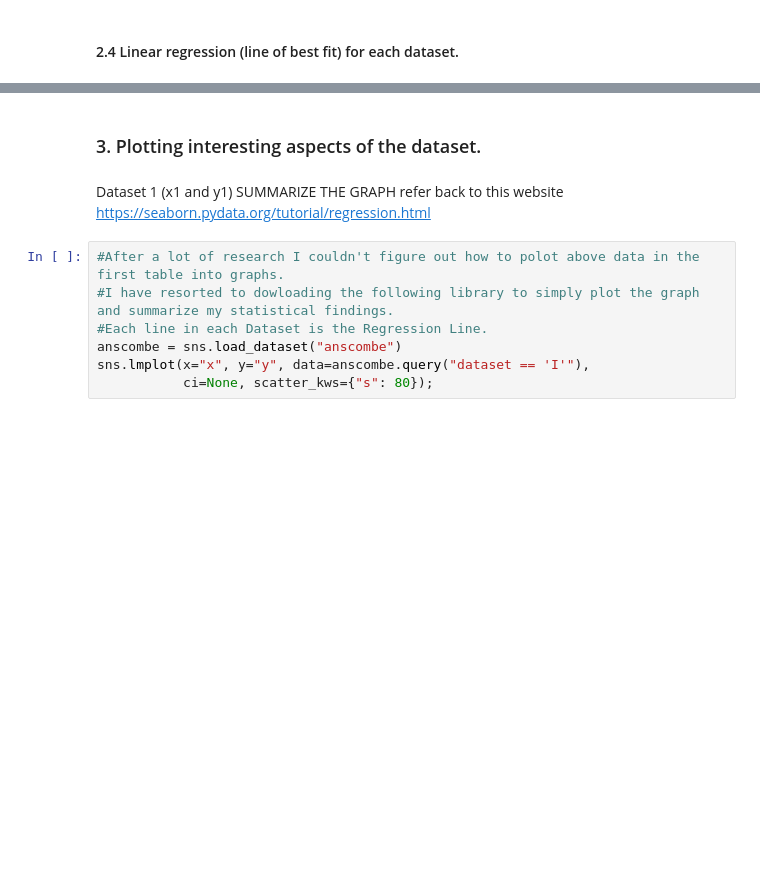
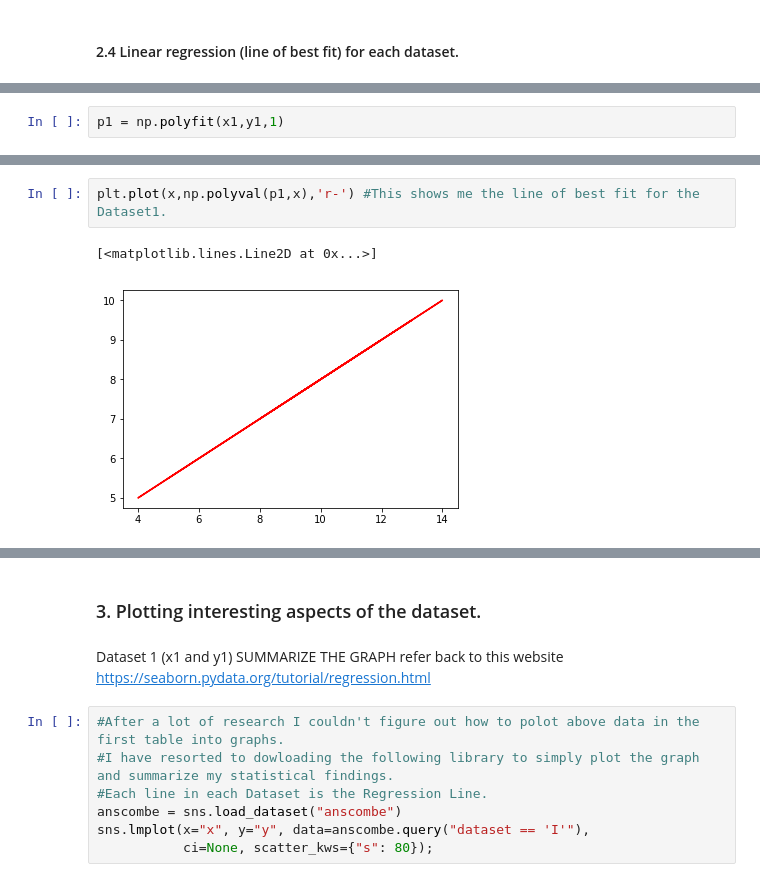
Before and after one commit to MartynaMisk/AnscombesQuarter, a Jupyter notebook: InvestigationAnscombesQuartet.ipynb, the cells around one changed output, grey strips where cells are left out. Drawn from its saved outputs; the diff is of its cells as text; blank space fills up the shorter version.

```diff
--- a/InvestigationAnscombesQuartet.ipynb
+++ b/InvestigationAnscombesQuartet.ipynb
@@ -220,0 +227,2 @@ df.loc[:,["x4", "y4"]].corr()
+# %%
+p1 = np.polyfit(x1,y1,1)
@@ -220,0 +271,5 @@ df.loc[:,["x4", "y4"]].corr()
+# %%
+plt.plot(x,np.polyval(p1,x),'r-') #This shows me the line of best fit for the Dataset1.
+# %% [output]
+[<matplotlib.lines.Line2D at 0x...>]
+[figure, added]
```
Also changed, not shown: parts of 39 cells of this notebook.
